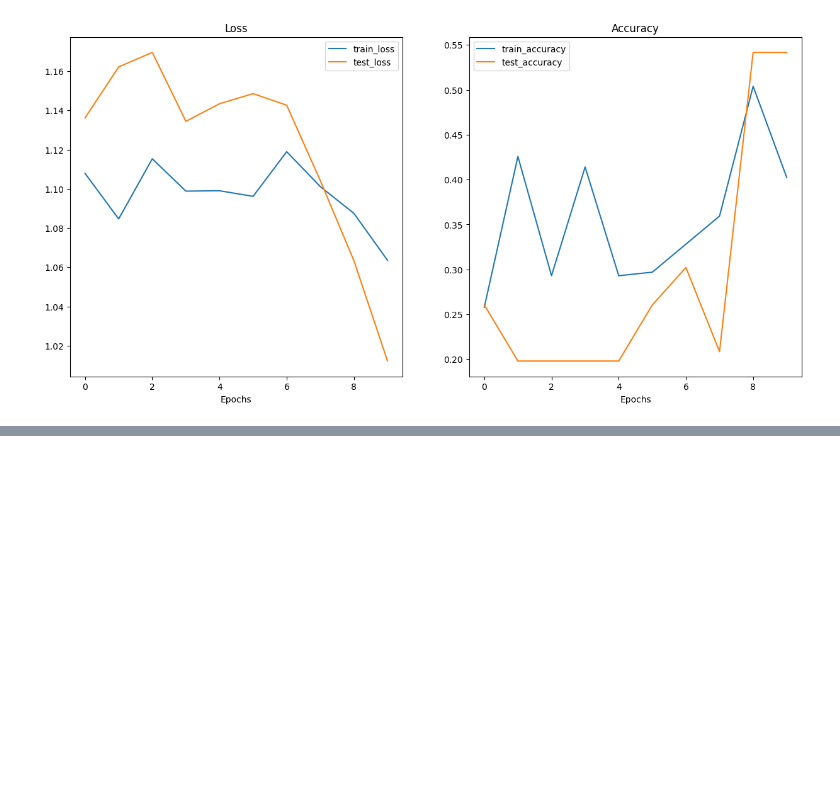
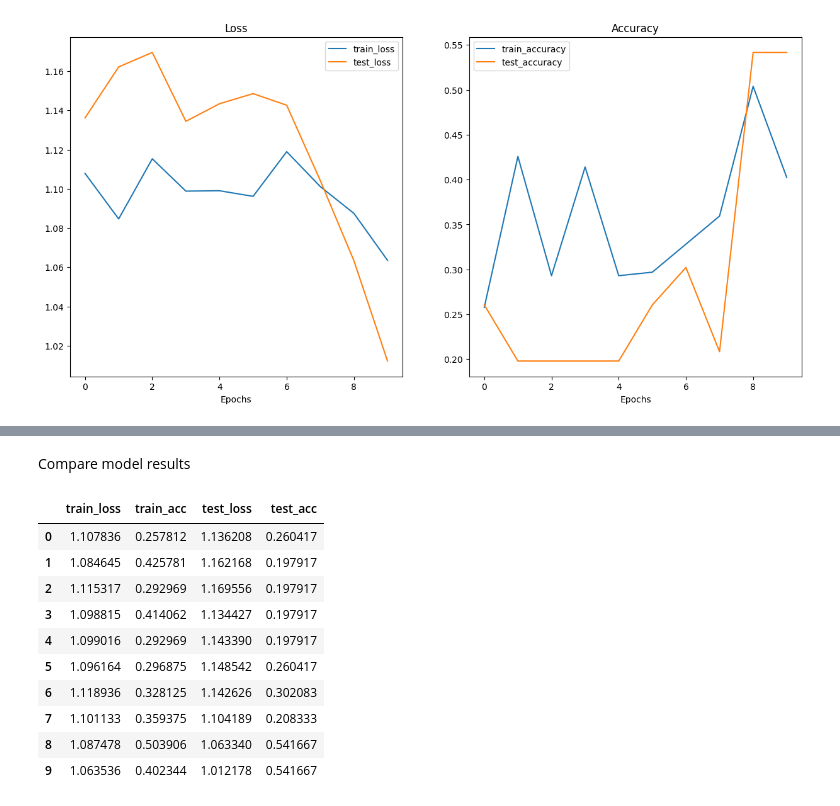
Before and after one commit to deriiinjv/pytorch-ml-experiments, a Jupyter notebook: customdataset.ipynb, the cells around one changed output, grey strips where cells are left out. Drawn from its saved outputs; the diff is of its cells as text; code cells hidden in the pictures; blank space fills up the shorter version.

```diff
--- a/customdataset.ipynb
+++ b/customdataset.ipynb
@@ -587,0 +696,19 @@ plot_loss_curves(model_0_results)
+# %% [markdown]
+Compare model results
+# %%
+import pandas as pd
+model_0_df=pd.DataFrame(model_0_results)
+model_1_df=pd.DataFrame(model_1_results)
+model_0_df
+# %% [output]
+|  | train_loss | train_acc | test_loss | test_acc |
+| 0 | 1.107836 | 0.257812 | 1.136208 | 0.260417 |
+| 1 | 1.084645 | 0.425781 | 1.162168 | 0.197917 |
+| 2 | 1.115317 | 0.292969 | 1.169556 | 0.197917 |
+| 3 | 1.098815 | 0.414062 | 1.134427 | 0.197917 |
+| 4 | 1.099016 | 0.292969 | 1.143390 | 0.197917 |
+| 5 | 1.096164 | 0.296875 | 1.148542 | 0.260417 |
+| 6 | 1.118936 | 0.328125 | 1.142626 | 0.302083 |
+| 7 | 1.101133 | 0.359375 | 1.104189 | 0.208333 |
+| 8 | 1.087478 | 0.503906 | 1.063340 | 0.541667 |
+| 9 | 1.063536 | 0.402344 | 1.012178 | 0.541667 |
```
Also changed, not shown: parts of 12 cells of this notebook.
